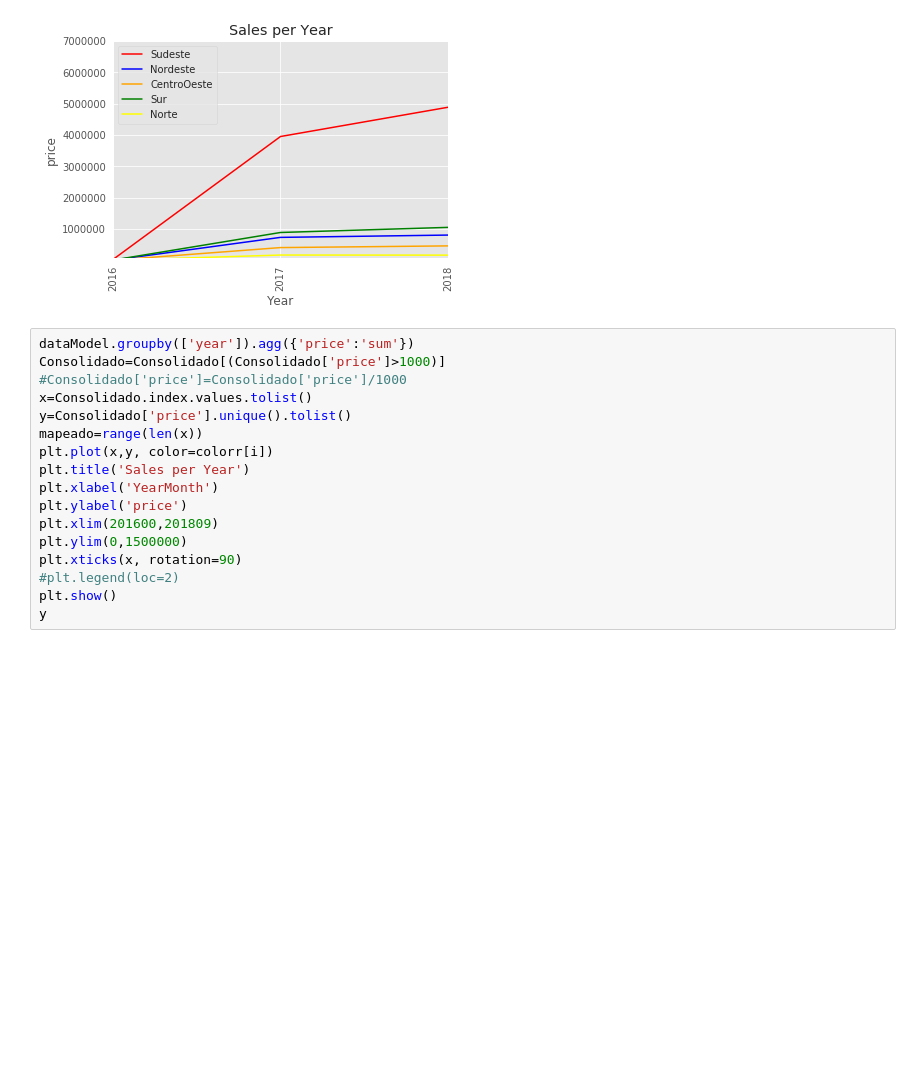
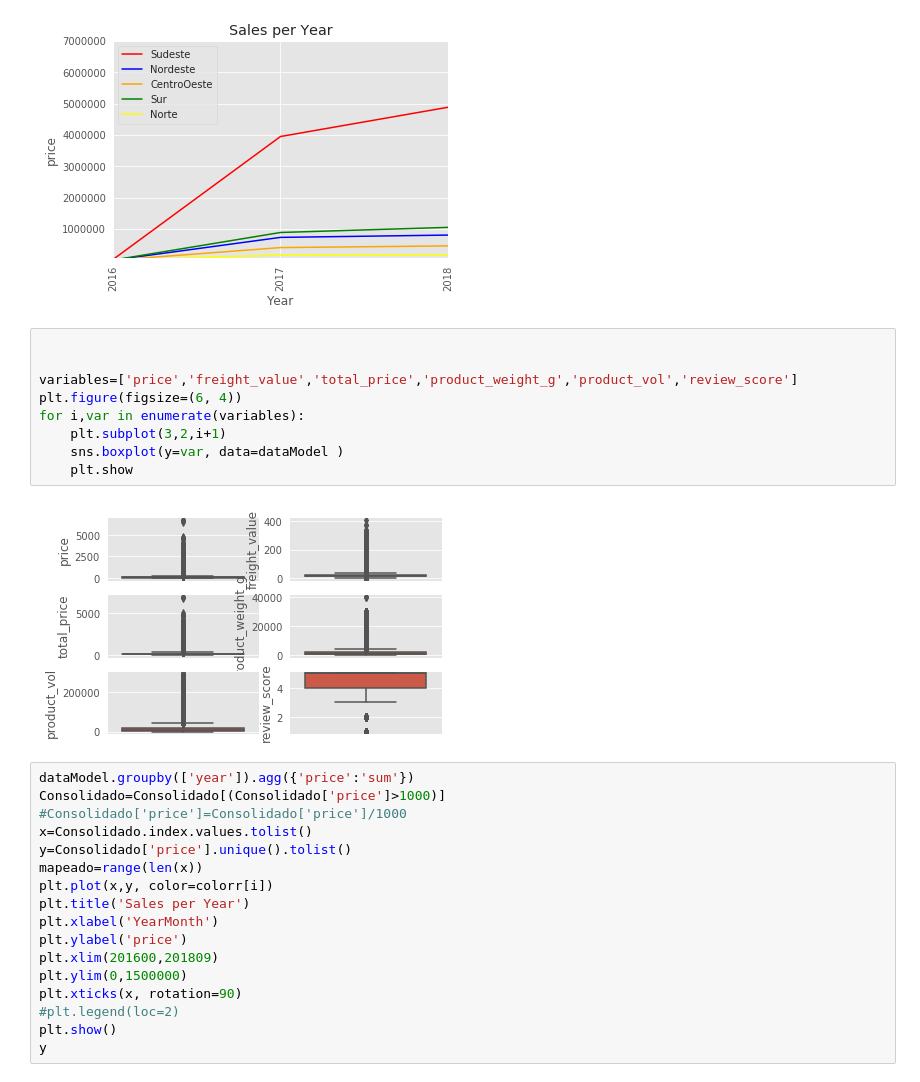
Before and after one commit to ximenarios/DS4AProject, a Jupyter notebook: ModelFinal.ipynb, the cells around one changed output. Saved outputs shown, nothing was run; the diff lists cells and outputs as text; blank space fills up the shorter version.

```diff
--- a/ModelFinal.ipynb
+++ b/ModelFinal.ipynb
@@ -288,6 +288,17 @@ plt.legend(loc=2)
 plt.show()
 # %% [output]
 [figure]
+# %%
+
+
+variables=['price','freight_value','total_price','product_weight_g','product_vol','review_score']
+plt.figure(figsize=(6, 4))
+for i,var in enumerate(variables):
+    plt.subplot(3,2,i+1)
+    sns.boxplot(y=var, data=dataModel )
+    plt.show
+# %% [output]
+[figure, added]
 # %%
 dataModel.groupby(['year']).agg({'price':'sum'})
 Consolidado=Consolidado[(Consolidado['price']>1000)]
```
Also changed, not shown: parts of 2 cells of this notebook.
